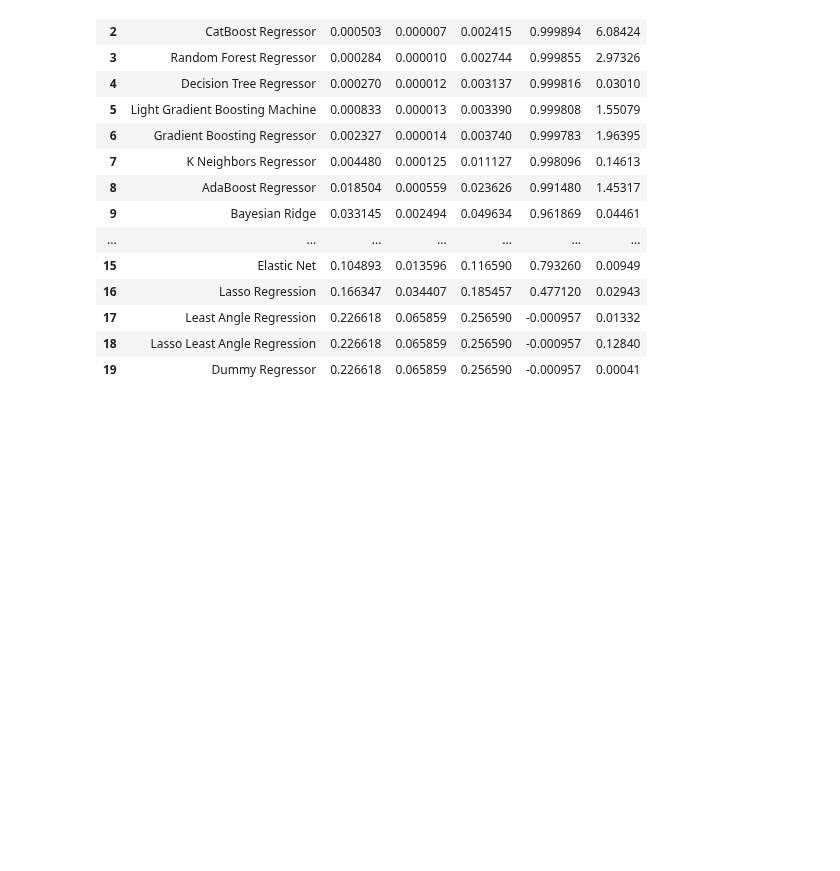
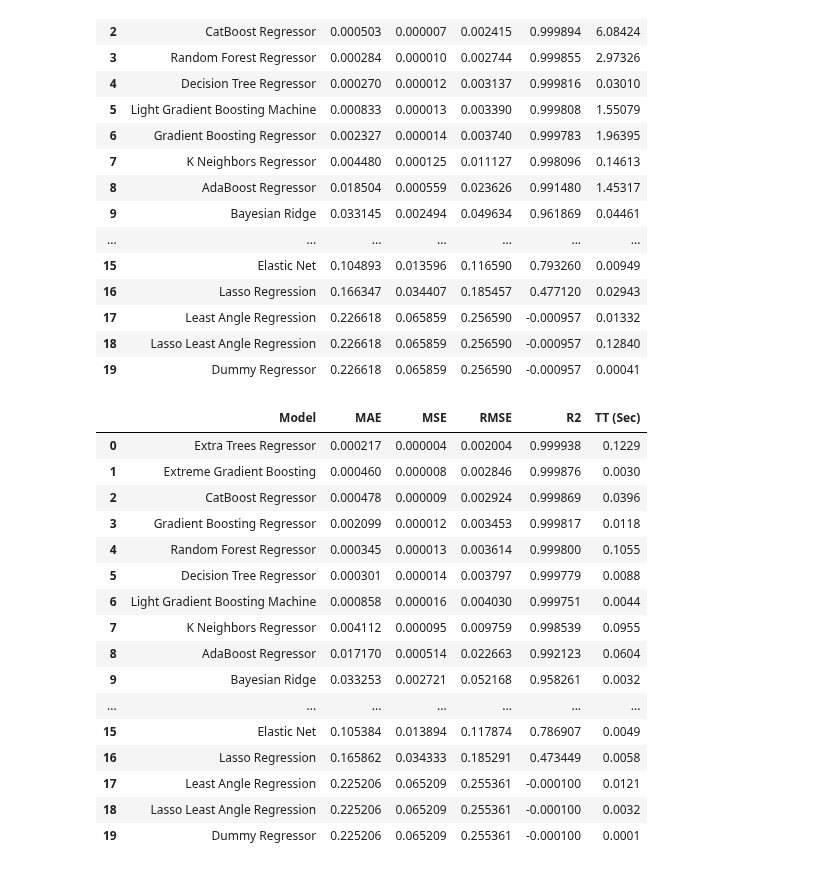
Before and after one commit to KarthikUdyawar/passwordometer, a Jupyter notebook: notebooks/03_select_base_model.ipynb, the cells around one changed output. Cells and saved outputs as stored; diff of their text form; code cells hidden in the pictures; blank space fills up the shorter version.

```diff
--- a/notebooks/03_select_base_model.ipynb
+++ b/notebooks/03_select_base_model.ipynb
@@ -305,3 +305,34 @@ results.sort_values("R2", axis=0, ascending=False).reset_index(drop=True)
 | 17 | Least Angle Regression | 0.226618 | 0.065859 | 0.256590 | -0.000957 | 0.01332 |
 | 18 | Lasso Least Angle Regression | 0.226618 | 0.065859 | 0.256590 | -0.000957 | 0.12840 |
 | 19 | Dummy Regressor | 0.226618 | 0.065859 | 0.256590 | -0.000957 | 0.00041 |
+# %%
+test_results = pd.DataFrame(
+    {
+        "Model": list(models.keys()),
+        "MAE": test_mae,
+        "MSE": test_mse,
+        "RMSE": test_rmse,
+        "R2": test_r2,
+        "TT (Sec)": test_tt,
+    }
+)
+
+test_results.sort_values("R2", axis=0, ascending=False).reset_index(drop=True)
+# %% [output]
+|  | Model | MAE | MSE | RMSE | R2 | TT (Sec) |
+| 0 | Extra Trees Regressor | 0.000217 | 0.000004 | 0.002004 | 0.999938 | 0.1229 |
+| 1 | Extreme Gradient Boosting | 0.000460 | 0.000008 | 0.002846 | 0.999876 | 0.0030 |
+| 2 | CatBoost Regressor | 0.000478 | 0.000009 | 0.002924 | 0.999869 | 0.0396 |
+| 3 | Gradient Boosting Regressor | 0.002099 | 0.000012 | 0.003453 | 0.999817 | 0.0118 |
+| 4 | Random Forest Regressor | 0.000345 | 0.000013 | 0.003614 | 0.999800 | 0.1055 |
+| 5 | Decision Tree Regressor | 0.000301 | 0.000014 | 0.003797 | 0.999779 | 0.0088 |
+| 6 | Light Gradient Boosting Machine | 0.000858 | 0.000016 | 0.004030 | 0.999751 | 0.0044 |
+| 7 | K Neighbors Regressor | 0.004112 | 0.000095 | 0.009759 | 0.998539 | 0.0955 |
+| 8 | AdaBoost Regressor | 0.017170 | 0.000514 | 0.022663 | 0.992123 | 0.0604 |
+| 9 | Bayesian Ridge | 0.033253 | 0.002721 | 0.052168 | 0.958261 | 0.0032 |
+| ... | ... | ... | ... | ... | ... | ... |
+| 15 | Elastic Net | 0.105384 | 0.013894 | 0.117874 | 0.786907 | 0.0049 |
+| 16 | Lasso Regression | 0.165862 | 0.034333 | 0.185291 | 0.473449 | 0.0058 |
+| 17 | Least Angle Regression | 0.225206 | 0.065209 | 0.255361 | -0.000100 | 0.0121 |
+| 18 | Lasso Least Angle Regression | 0.225206 | 0.065209 | 0.255361 | -0.000100 | 0.0032 |
+| 19 | Dummy Regressor | 0.225206 | 0.065209 | 0.255361 | -0.000100 | 0.0001 |
```
Also changed, not shown: parts of 3 cells of this notebook.
